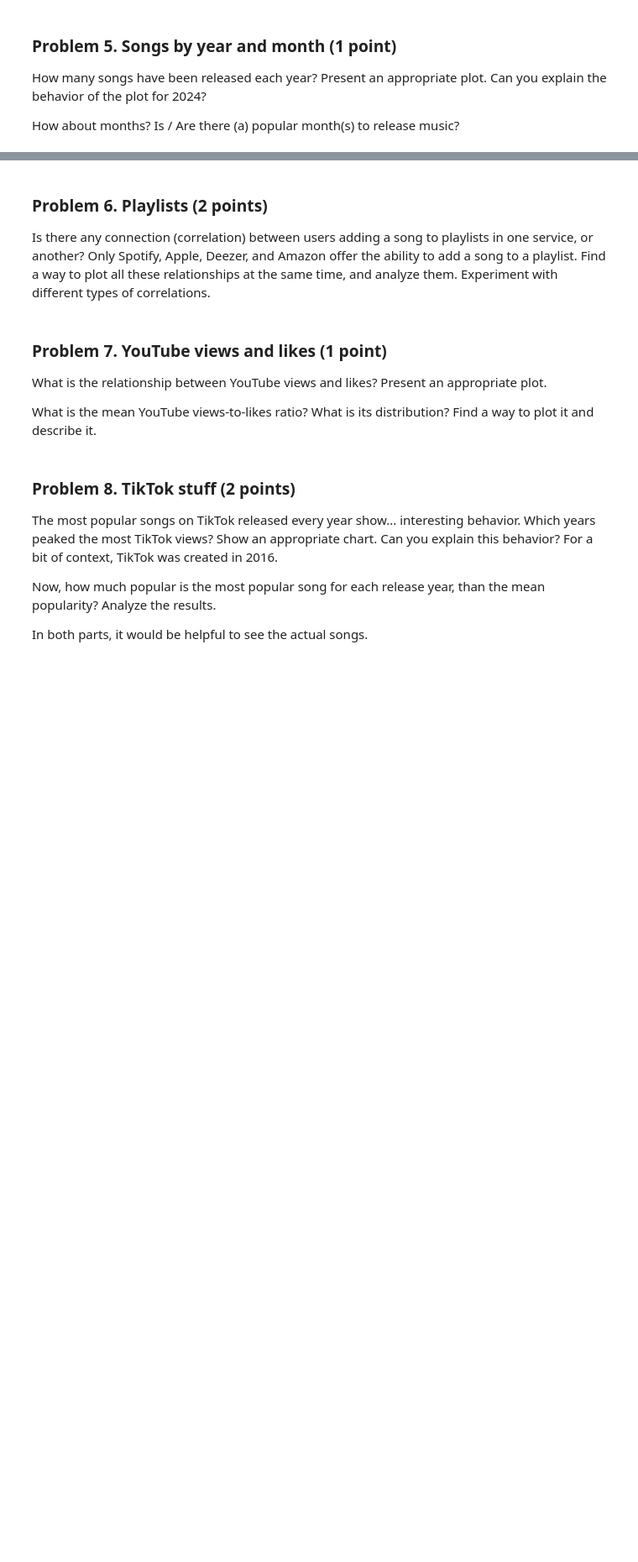
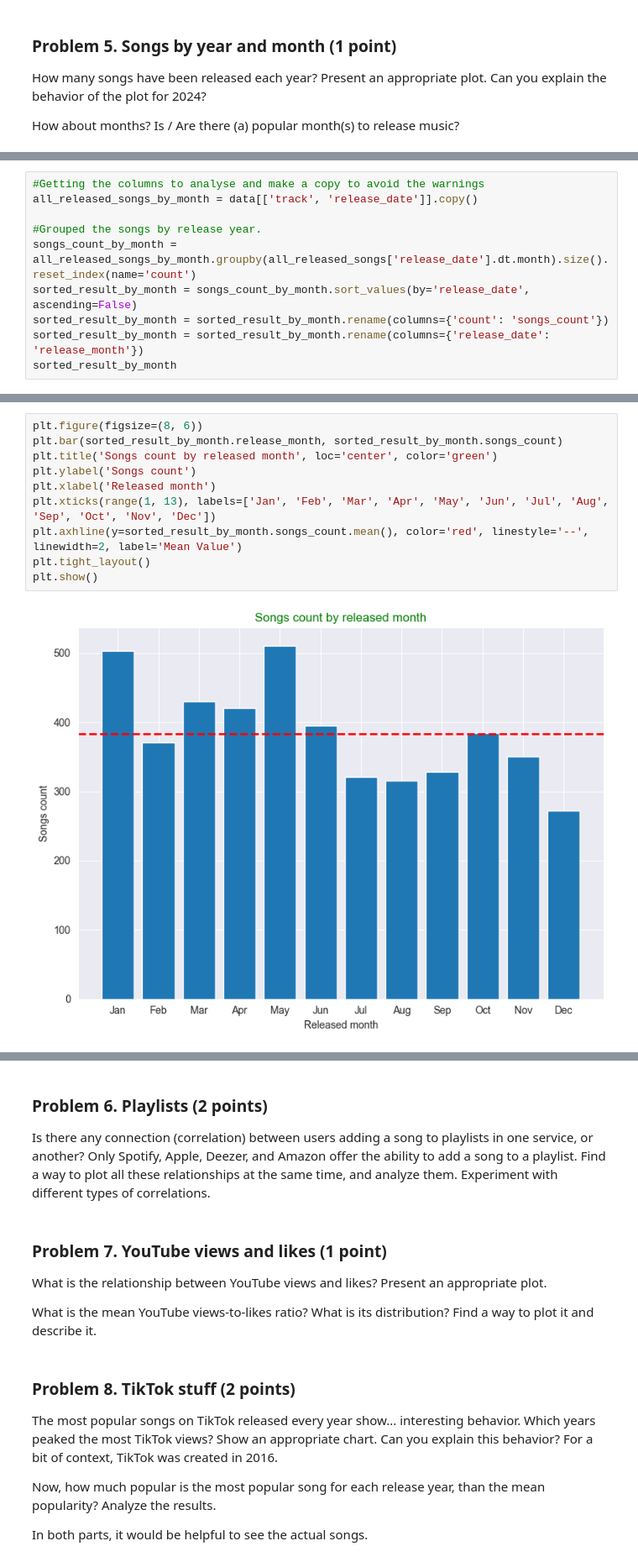
Before and after one commit to plamensve/Data_Science_Upskill_Softuni, a Jupyter notebook: 05_data_visualization_exploratory_data_analysis/Data Visualization and EDA Lab.ipynb, the cells around one changed output, grey strips where cells are left out. Shown at 84% size. Drawn from its saved outputs; the diff is of its cells as text; blank space fills up the shorter version.

```diff
--- a/05_data_visualization_exploratory_data_analysis/Data Visualization and EDA Lab.ipynb
+++ b/05_data_visualization_exploratory_data_analysis/Data Visualization and EDA Lab.ipynb
@@ -302,0 +347,10 @@ How about months? Is / Are there (a) popular month(s) to release music?
+# %%
+#Getting the columns to analyse and make a copy to avoid the warnings
+all_released_songs_by_month = data[['track', 'release_date']].copy()
+
+#Grouped the songs by release year.
+songs_count_by_month = all_released_songs_by_month.groupby(all_released_songs['release_date'].dt.month).size().reset_index(name='count')
+sorted_result_by_month = songs_count_by_month.sort_values(by='release_date', ascending=False)
+sorted_result_by_month = sorted_result_by_month.rename(columns={'count': 'songs_count'})
+sorted_result_by_month = sorted_result_by_month.rename(columns={'release_date': 'release_month'})
+sorted_result_by_month
@@ -302,0 +371,12 @@ How about months? Is / Are there (a) popular month(s) to release music?
+# %%
+plt.figure(figsize=(8, 6))
+plt.bar(sorted_result_by_month.release_month, sorted_result_by_month.songs_count)
+plt.title('Songs count by released month', loc='center', color='green')
+plt.ylabel('Songs count')
+plt.xlabel('Released month')
+plt.xticks(range(1, 13), labels=['Jan', 'Feb', 'Mar', 'Apr', 'May', 'Jun', 'Jul', 'Aug', 'Sep', 'Oct', 'Nov', 'Dec'])
+plt.axhline(y=sorted_result_by_month.songs_count.mean(), color='red', linestyle='--', linewidth=2, label='Mean Value')
+plt.tight_layout()
+plt.show()
+# %% [output]
+[figure, added]
```
Also changed, not shown: parts of 6 cells of this notebook.
